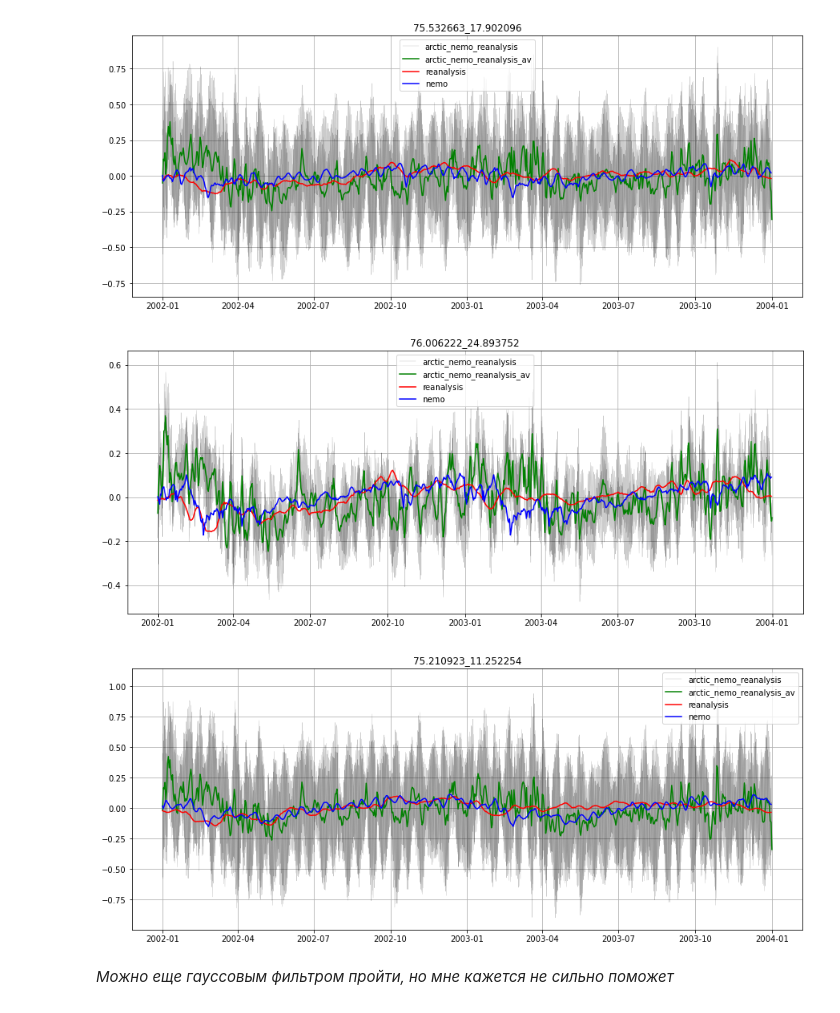
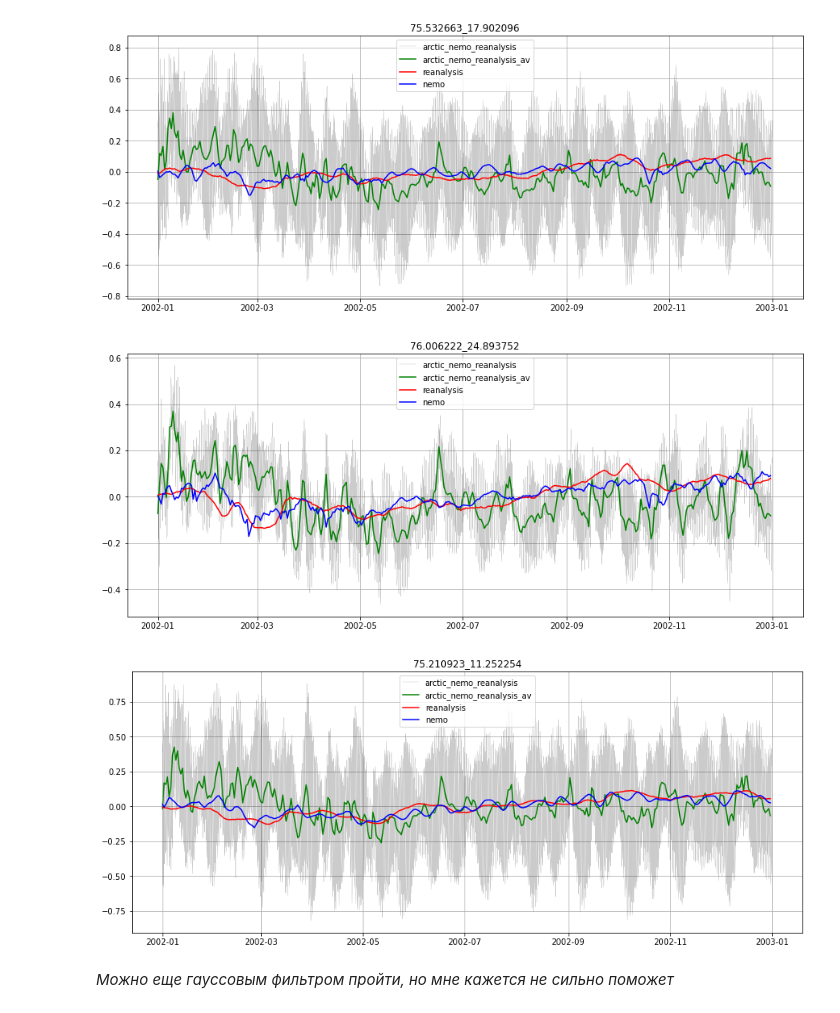
Before and after one commit to ChrisLisbon/ITMO_master_degree_classes, a Jupyter notebook: Research_work(NEMO)/nemo_rean_arctic-nemo_comparison.ipynb, the cells around one changed output. Drawn from its saved outputs; the diff is of its cells as text; code cells hidden in the pictures.

```diff
--- a/Research_work(NEMO)/nemo_rean_arctic-nemo_comparison.ipynb
+++ b/Research_work(NEMO)/nemo_rean_arctic-nemo_comparison.ipynb
@@ -5,7 +5,7 @@ import matplotlib.pyplot as plt
 from pylab import rcParams
 rcParams['figure.figsize'] = 15, 6
 # %%
-df_nemo=pd.read_csv('./timelines_data/formed_timelines_2002_2003/2002-2003_spitz_nemo.csv', sep=';')
+df_nemo=pd.read_csv('./timelines_data/formed_timelines_2002/2002_spitz_nemo.csv', sep=';')
 df_nemo['dates'] =  pd.to_datetime(df_nemo['dates'], format='%Y-%m-%d')
 df_nemo['75.532663_17.902096_v']=df_nemo['75.532663_17.902096']-np.mean(df_nemo['75.532663_17.902096'])
 df_nemo['76.006222_24.893752_v']=df_nemo['76.006222_24.893752']-np.mean(df_nemo['76.006222_24.893752'])
@@ -28,5 +28,5 @@ df_nemo
 # %%
-df_rean=pd.read_csv('./timelines_data/formed_timelines_2002_2003/2002-2003_spitz_reanalysis.csv', sep=';')
+df_rean=pd.read_csv('./timelines_data/formed_timelines_2002/2002_spitz_reanalysis.csv', sep=';')
 df_rean['dates'] =  pd.to_datetime(df_rean['dates'], format='%Y-%m-%d')
 df_rean['75.532663_17.902096_v']=df_rean['75.532663_17.902096']-np.mean(df_rean['75.532663_17.902096'])
 df_rean['76.006222_24.893752_v']=df_rean['76.006222_24.893752']-np.mean(df_rean['76.006222_24.893752'])
@@ -64,8 +64,8 @@ new_df['sossheig-0-value']=new_df['sossheig-0-value']-np.mean(new_df['sossheig-0
 #print(new_df)
 
 
-plt.plot(df['dates'], df['sossheig-0-value']-np.mean(df['sossheig-0-value']), label='arctic_nemo_reanalysis', c='black', linewidth=0.1)
-plt.plot(new_df['sossheig-0-value'], label='arctic_nemo_reanalysis_av', c='g')
+plt.plot(df['dates'][:365*24], df['sossheig-0-value'][:365*24]-np.mean(df['sossheig-0-value']), label='arctic_nemo_reanalysis', c='black', linewidth=0.1)
+plt.plot(new_df['sossheig-0-value'][:365], label='arctic_nemo_reanalysis_av', c='g')
 plt.plot(df_rean['dates'], df_rean['75.532663_17.902096_v'], label='reanalysis', c='r')
 plt.plot(df_nemo['dates'], df_nemo['75.532663_17.902096_v'], label='nemo', c='b')
 plt.title('75.532663_17.902096')
@@ -73,7 +73,7 @@ plt.legend()
 plt.grid()
 plt.show()
 # %% [output]
-[figure, old version]
+[figure, new version]
 # %%
 df=pd.read_csv('./timelines_data/nemo_arctic_reanalysis_2002_2003/76.006222_24.893752_2002-2003.csv', sep=',')
 # геренируем часовые даты/время
@@ -92,8 +92,8 @@ new_df['sossheig-0-value']=new_df['sossheig-0-value']-np.mean(new_df['sossheig-0
 #print(new_df)
 
 
-plt.plot(df['dates'], df['sossheig-0-value']-np.mean(df['sossheig-0-value']), label='arctic_nemo_reanalysis', c='black', linewidth=0.1)
-plt.plot(new_df['sossheig-0-value'], label='arctic_nemo_reanalysis_av', c='g')
+plt.plot(df['dates'][:365*24], df['sossheig-0-value'][:365*24]-np.mean(df['sossheig-0-value']), label='arctic_nemo_reanalysis', c='black', linewidth=0.1)
+plt.plot(new_df['sossheig-0-value'][:365], label='arctic_nemo_reanalysis_av', c='g')
 plt.plot(df_rean['dates'], df_rean['76.006222_24.893752_v'], label='reanalysis', c='r')
 plt.plot(df_nemo['dates'], df_nemo['76.006222_24.893752_v'], label='nemo', c='b')
 plt.title('76.006222_24.893752')
@@ -101,34 +101,34 @@ plt.legend()
 plt.grid()
 plt.show()
 # %% [output]
-[figure, old version]
+[figure, new version]
 # %%
 df=pd.read_csv('./timelines_data/nemo_arctic_reanalysis_2002_2003/75.210923_11.252254_2002-2003.csv', sep=',')
 # геренируем часовые даты/время
 per = pd.date_range(start ='1-1-2002', end ='1-1-2004', freq ='1H')
 df['dates']=per
 new_df=pd.DataFrame()
 new_df['dates']=per
 # переписываем колонку в формат дата/время из range
 new_df['dates'] = pd.to_datetime(new_df['dates'])
 new_df['sossheig-0-value']=df['sossheig-0-value']
 new_df.set_index('dates', inplace=True)
 # усредняем посуточно
 new_df = new_df.groupby(pd.Grouper(freq='1D')).mean()
 # приводим к среднему
 new_df['sossheig-0-value']=new_df['sossheig-0-value']-np.mean(new_df['sossheig-0-value'])
 #print(new_df)
 
 
-plt.plot(df['dates'], df['sossheig-0-value']-np.mean(df['sossheig-0-value']), label='arctic_nemo_reanalysis', c='black', linewidth=0.1)
-plt.plot(new_df['sossheig-0-value'], label='arctic_nemo_reanalysis_av', c='g')
+plt.plot(df['dates'][:365*24], df['sossheig-0-value'][:365*24]-np.mean(df['sossheig-0-value']), label='arctic_nemo_reanalysis', c='black', linewidth=0.1)
+plt.plot(new_df['sossheig-0-value'][:365], label='arctic_nemo_reanalysis_av', c='g')
 plt.plot(df_rean['dates'], df_rean['75.210923_11.252254_v'], label='reanalysis', c='r')
 plt.plot(df_nemo['dates'], df_nemo['75.210923_11.252254_v'], label='nemo', c='b')
 plt.title('75.210923_11.252254')
 plt.legend()
 plt.grid()
 plt.show()
 # %% [output]
-[figure, old version]
+[figure, new version]
 # %% [markdown]
 *Можно еще гауссовым фильтром пройти, но мне кажется не сильно поможет*
```
Also changed, not shown: parts of 2 cells of this notebook, 8 other files.
